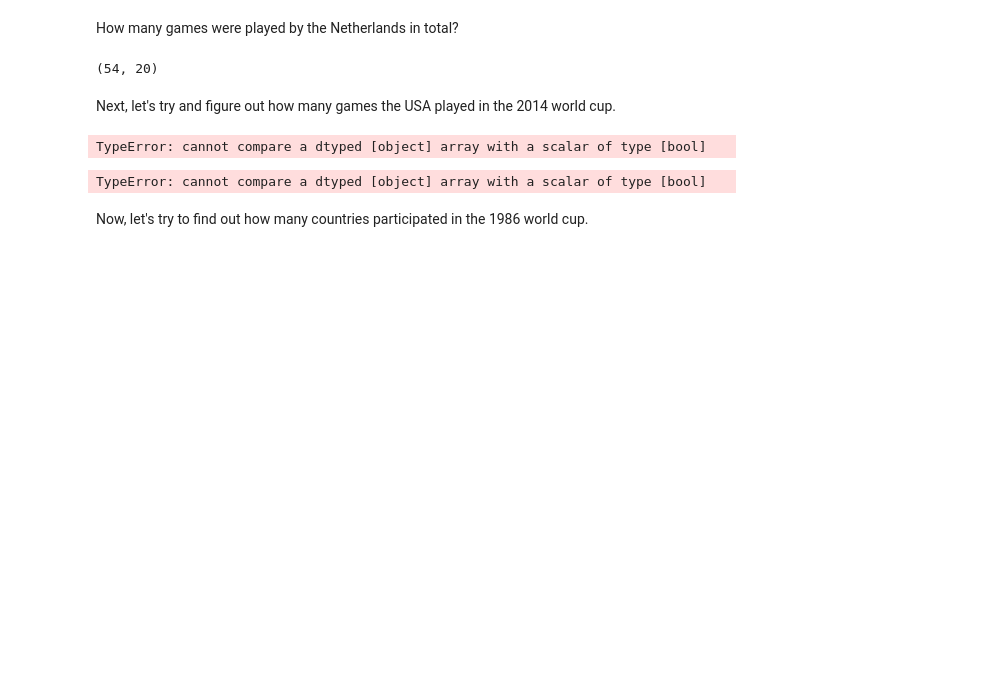
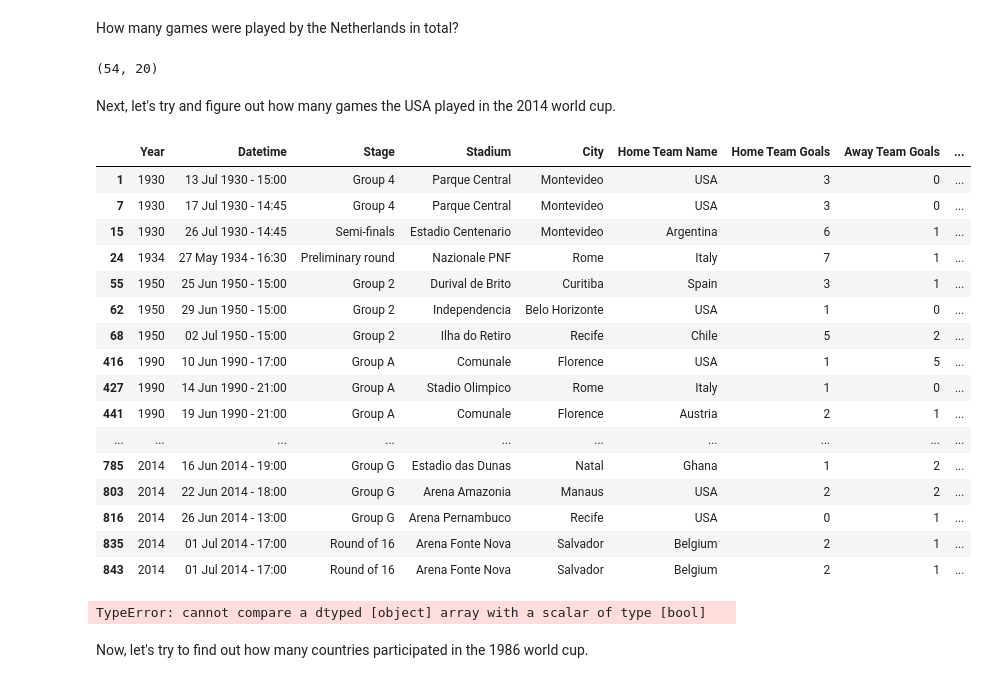
Before and after one commit to bl419cam/dsc-accessing-data-with-pandas-lab-seattle-ds-062419, a Jupyter notebook: index.ipynb, the cells around one changed output. Cells and saved outputs as stored; diff of their text form; code cells hidden in the pictures; blank space fills up the shorter version.

```diff
--- a/index.ipynb
+++ b/index.ipynb
@@ -156,9 +156,25 @@ df.loc[(df['Home Team Name'] == 'Netherlands') | (df['Away Team Name'] == 'Nethe
 # %% [markdown]
 Next, let's try and figure out how many games the USA played in the 2014 world cup.
 # %%
-df.loc[(df['Home Team Name'] == 'USA' | df['Away Team Name'] == 'USA')]
+df.loc[(df['Home Team Name'] == 'USA') | (df['Away Team Name'] == 'USA')]
 # %% [output]
-TypeError: cannot compare a dtyped [object] array with a scalar of type [bool]
+|  | Year | Datetime | Stage | Stadium | City | Home Team Name | Home Team Goals | Away Team Goals | ... |
+| 1 | 1930 | 13 Jul 1930 - 15:00 | Group 4 | Parque Central | Montevideo | USA | 3 | 0 | ... |
+| 7 | 1930 | 17 Jul 1930 - 14:45 | Group 4 | Parque Central | Montevideo | USA | 3 | 0 | ... |
+| 15 | 1930 | 26 Jul 1930 - 14:45 | Semi-finals | Estadio Centenario | Montevideo | Argentina | 6 | 1 | ... |
+| 24 | 1934 | 27 May 1934 - 16:30 | Preliminary round | Nazionale PNF | Rome | Italy | 7 | 1 | ... |
+| 55 | 1950 | 25 Jun 1950 - 15:00 | Group 2 | Durival de Brito | Curitiba | Spain | 3 | 1 | ... |
+| 62 | 1950 | 29 Jun 1950 - 15:00 | Group 2 | Independencia | Belo Horizonte | USA | 1 | 0 | ... |
+| 68 | 1950 | 02 Jul 1950 - 15:00 | Group 2 | Ilha do Retiro | Recife | Chile | 5 | 2 | ... |
+| 416 | 1990 | 10 Jun 1990 - 17:00 | Group A | Comunale | Florence | USA | 1 | 5 | ... |
+| 427 | 1990 | 14 Jun 1990 - 21:00 | Group A | Stadio Olimpico | Rome | Italy | 1 | 0 | ... |
+| 441 | 1990 | 19 Jun 1990 - 21:00 | Group A | Comunale | Florence | Austria | 2 | 1 | ... |
+| ... | ... | ... | ... | ... | ... | ... | ... | ... | ... |
+| 785 | 2014 | 16 Jun 2014 - 19:00 | Group G | Estadio das Dunas | Natal | Ghana | 1 | 2 | ... |
+| 803 | 2014 | 22 Jun 2014 - 18:00 | Group G | Arena Amazonia | Manaus | USA | 2 | 2 | ... |
+| 816 | 2014 | 26 Jun 2014 - 13:00 | Group G | Arena Pernambuco | Recife | USA | 0 | 1 | ... |
+| 835 | 2014 | 01 Jul 2014 - 17:00 | Round of 16 | Arena Fonte Nova | Salvador | Belgium | 2 | 1 | ... |
+| 843 | 2014 | 01 Jul 2014 - 17:00 | Round of 16 | Arena Fonte Nova | Salvador | Belgium | 2 | 1 | ... |
 # %%
 df.loc[(df['Year'] == 2014) & (df['Home Team Name'] == 'USA' | df['Away Team Name'] == 'USA')]
 # %% [output]
```
